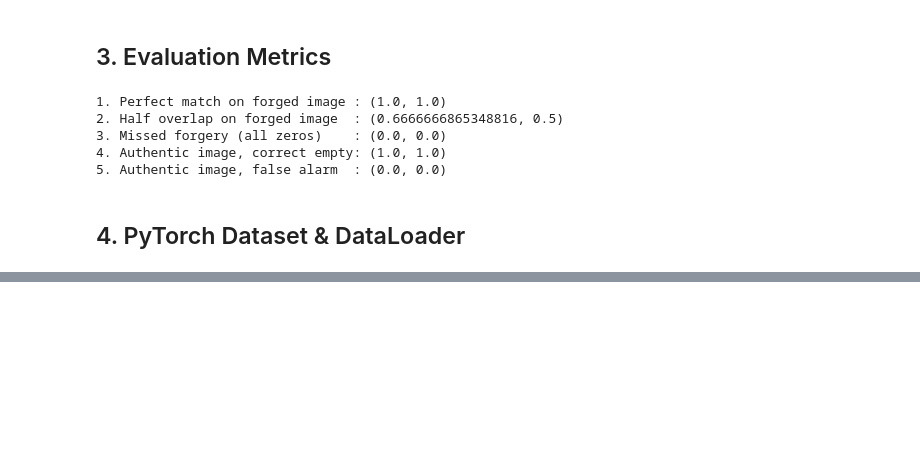
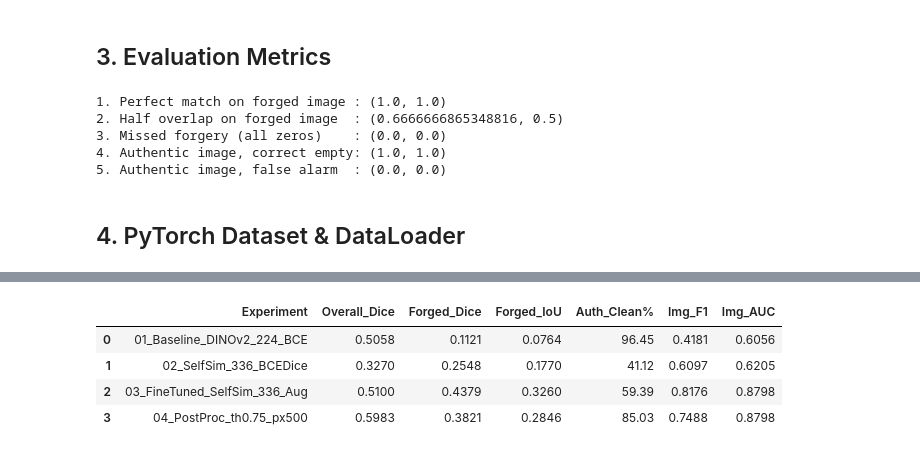
Before and after one commit to vivekrajraghav/scientific-image-forgery-detection, a Jupyter notebook: scientific-image-forgery-detection.ipynb, the cells around one changed output, grey strips where cells are left out. Saved outputs shown, nothing was run; the diff lists cells and outputs as text; code cells hidden in the pictures; blank space fills up the shorter version.

```diff
--- a/scientific-image-forgery-detection.ipynb
+++ b/scientific-image-forgery-detection.ipynb
@@ -212,0 +707,86 @@ print("5. Authentic image, false alarm  :", compute_pixel_metrics(pred_half, pre
+# %%
+def collect_predictions(model,loader):
+    model.eval()
+    all_probs,all_masks,all_labels=[],[],[]
+
+    with torch.no_grad():
+        for imgs,masks,labels in loader:
+            imgs=imgs.to(device)
+            probs=torch.sigmoid(model(imgs)).squeeze(1).cpu().numpy()
+            all_probs.append(probs)
+            all_masks.append(masks.squeeze(1).cpu().numpy())
+            all_labels.append(labels.numpy())
+    return (
+        np.concatenate(all_probs,axis=0),
+        np.concatenate(all_masks,axis=0),
+        np.concatenate(all_labels,axis=0)
+    )
+
+val_probs,val_masks,val_labels=collect_predictions(ft_model,val_loader_mod)
+test_probs,test_masks,test_labels=collect_predictions(ft_model,test_loader_mod)
+thresholds=[0.50,0.55,0.60,0.65,0.70,0.75,0.80]
+min_area=[0,50,150,300,500,800]
+
+best_score=-1.0
+best_thresh,best_min_area=0.50,0
+
+for th in thresholds:
+    for min_px in min_area:
+        dices=[]
+        for i in range(len(val_probs)):
+            pred_bin=(val_probs[i]>=th).astype(np.float32)
+            if pred_bin.sum()<min_px:
+                pred_bin[:]=0.0
+            d,_=compute_pixel_metrics(pred_bin,val_masks[i])
+            dices.append(d)
+        mean_dice=float(np.mean(dices))
+        if mean_dice>best_score:
+            best_score=mean_dice
+            best_thresh=th
+            best_min_area=min_px
+print(f"Best Val Overall Dice: {best_score:.4f} at threshold={best_thresh}, min_pixels={best_min_area}")
+
+def evaluate_postprocessed(probs,true_masks,labels,exp_name,threshold,min_pixels):
+    all_dice,all_iou=[],[]
+    forged_dice,forged_iou=[],[]
+    auth_correct,auth_total=0,0
+    y_pred_img=[]
+
+    for i in range(len(probs)):
+        pred_bin=(probs[i]>=threshold).astype(np.float32)
+        if pred_bin.sum()<min_pixels:
+            pred_bin[:]=0.0
+        d,iou=compute_pixel_metrics(pred_bin,true_masks[i])
+        all_dice.append(d)
+        all_iou.append(iou)
+        label=int(labels[i])
+        if label==1:
+            forged_dice.append(d)
+            forged_iou.append(iou)
+        else:
+            auth_total+=1
+            if pred_bin.sum()==0:
+                auth_correct+=1
+        y_pred_img.append(1 if pred_bin.sum() > 0 else 0)
+
+    raw_img_probs=[float(p.max()) for p in  probs]
+    return {
+        "Experiment":exp_name,
+        "Overall_Dice":round(float(np.mean(all_dice)),4),
+        "Forged_Dice":round(float(np.mean(forged_dice)),4),
+        "Forged_IoU":round(float(np.mean(forged_iou)),4),
+        "Auth_Clean%":round(100.0*auth_correct/max(auth_total,1),2),
+        "Img_F1":round(f1_score(labels.astype(int),y_pred_img,zero_division=0),4),
+        "Img_AUC":round(roc_auc_score(labels.astype(int),raw_img_probs),4)
+    }
+
+mod3_test=evaluate_postprocessed(
+    test_probs,
+    test_masks,
+    test_labels,
+    exp_name=f"04_PostProc_th{best_thresh}_px{best_min_area}",
+    threshold=best_thresh,
+    min_pixels=best_min_area)
+result_log.append(mod3_test)
+pd.DataFrame(result_log)
+# %% [output]
@@ -212,0 +794,5 @@ print("5. Authentic image, false alarm  :", compute_pixel_metrics(pred_half, pre
+|  | Experiment | Overall_Dice | Forged_Dice | Forged_IoU | Auth_Clean% | Img_F1 | Img_AUC |
+| 0 | 01_Baseline_DINOv2_224_BCE | 0.5058 | 0.1121 | 0.0764 | 96.45 | 0.4181 | 0.6056 |
+| 1 | 02_SelfSim_336_BCEDice | 0.3270 | 0.2548 | 0.1770 | 41.12 | 0.6097 | 0.6205 |
+| 2 | 03_FineTuned_SelfSim_336_Aug | 0.5100 | 0.4379 | 0.3260 | 59.39 | 0.8176 | 0.8798 |
+| 3 | 04_PostProc_th0.75_px500 | 0.5983 | 0.3821 | 0.2846 | 85.03 | 0.7488 | 0.8798 |
```
Also changed, not shown: parts of 13 cells of this notebook.
